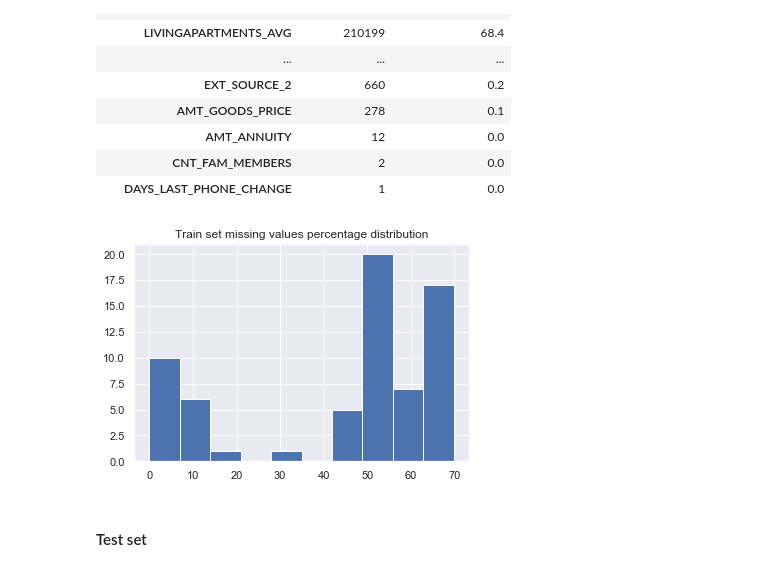
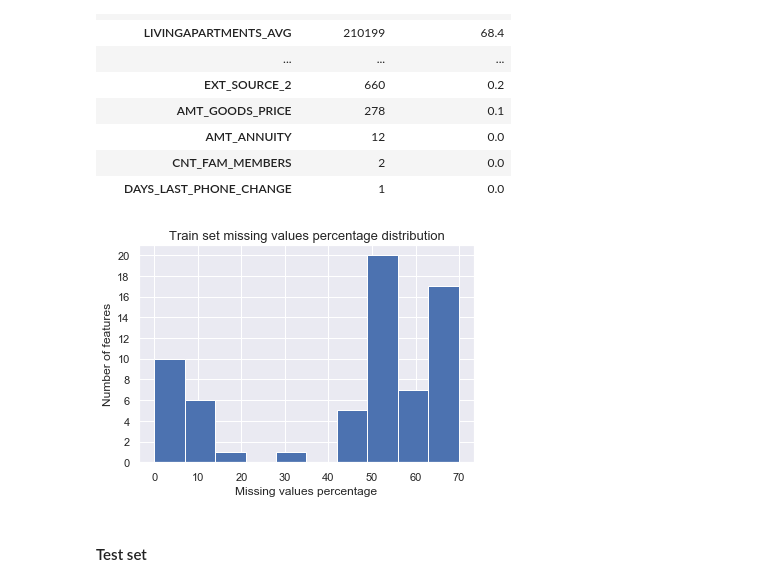
Before and after one commit to gepallas/ML_Home_Credit_Default_Risk, a Jupyter notebook: Credit_Risk_EDA.ipynb, the cells around one changed output. Cells and saved outputs as stored; diff of their text form; code cells hidden in the pictures.

```diff
--- a/Credit_Risk_EDA.ipynb
+++ b/Credit_Risk_EDA.ipynb
@@ -196,9 +199,12 @@ There are 67 columns that have missing values.
 | DAYS_LAST_PHONE_CHANGE | 1 | 0.0 |
 # %%
 train_missing_values_col['Missing_percentage'].hist()
-plt.title('Train set missing values percentage distribution');
+plt.title('Train set missing values percentage distribution', fontdict={'fontsize': 13})
+plt.ylabel('Number of features')
+plt.yticks(np.arange(0, 21, step=2))
+plt.xlabel('Missing values percentage');
 # %% [output]
-[figure, old version]
+[figure, new version]
 # %% [markdown]
 #### Test set
 # %%
```
Also changed, not shown: parts of 121 cells of this notebook.
